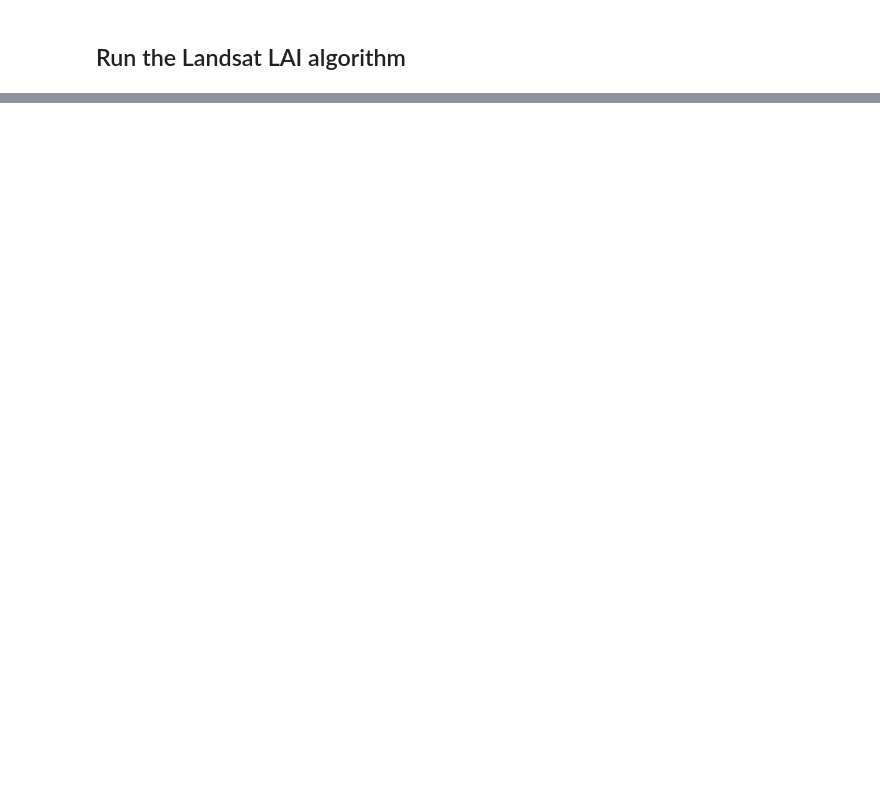
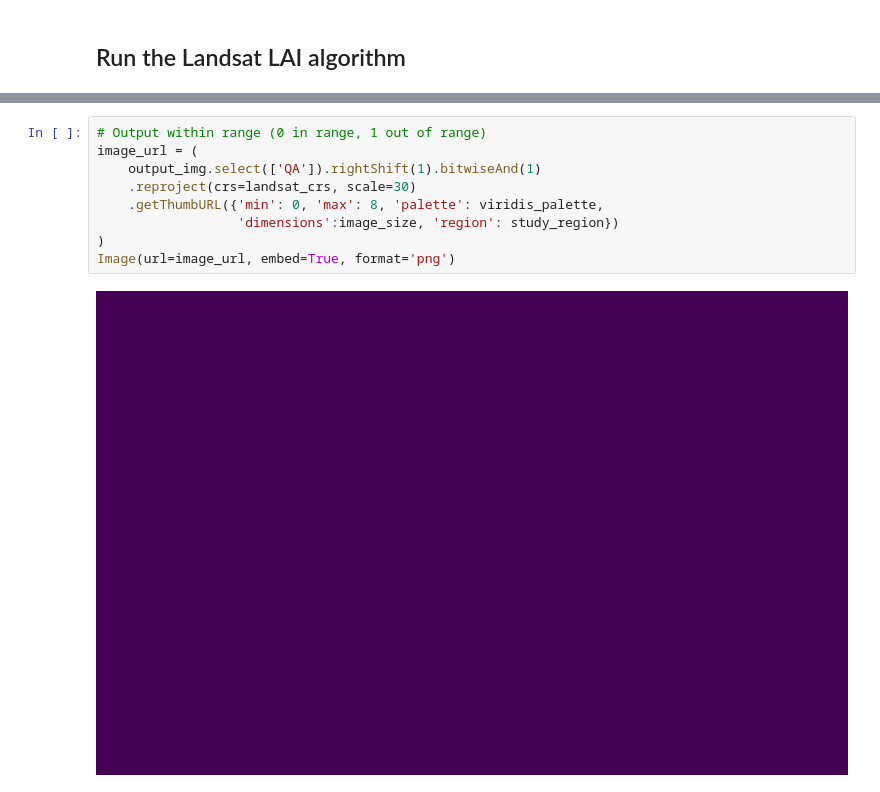
Before and after one commit to Open-ET/openet-landsat-lai, a Jupyter notebook: examples/landsat_lai_static.ipynb, the cells around one changed output, grey strips where cells are left out. Cells and saved outputs as stored; diff of their text form; blank space fills up the shorter version.

```diff
--- a/examples/landsat_lai_static.ipynb
+++ b/examples/landsat_lai_static.ipynb
@@ -84,0 +116,11 @@ Image(url=image_url, embed=True, format='png')
+# %%
+# Output within range (0 in range, 1 out of range)
+image_url = (
+    output_img.select(['QA']).rightShift(1).bitwiseAnd(1)
+    .reproject(crs=landsat_crs, scale=30)
+    .getThumbURL({'min': 0, 'max': 8, 'palette': viridis_palette,
+                  'dimensions':image_size, 'region': study_region})
+)
+Image(url=image_url, embed=True, format='png')
+# %% [output]
+[figure, added]
```
Also changed, not shown: parts of 10 cells of this notebook, 6 other files.
